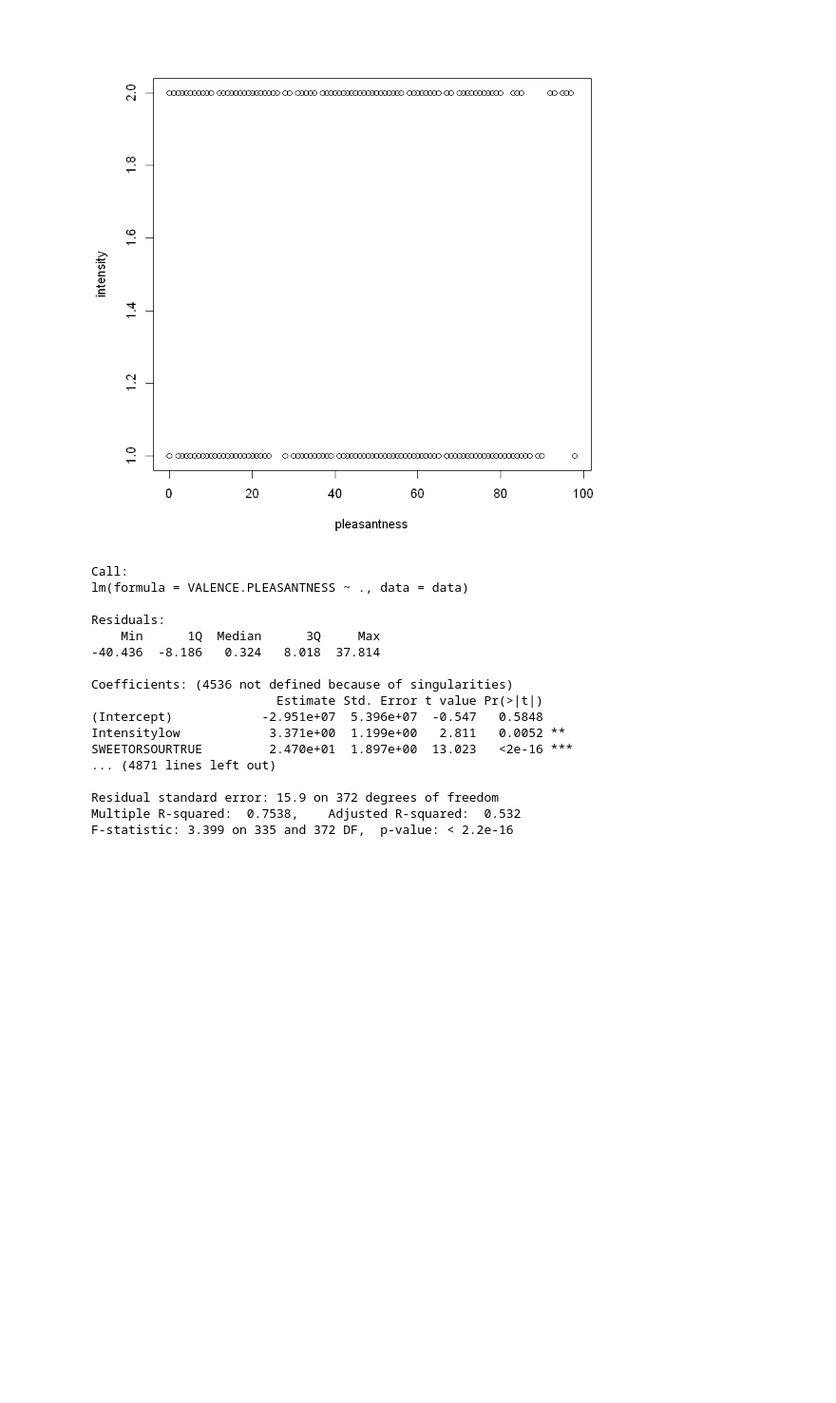
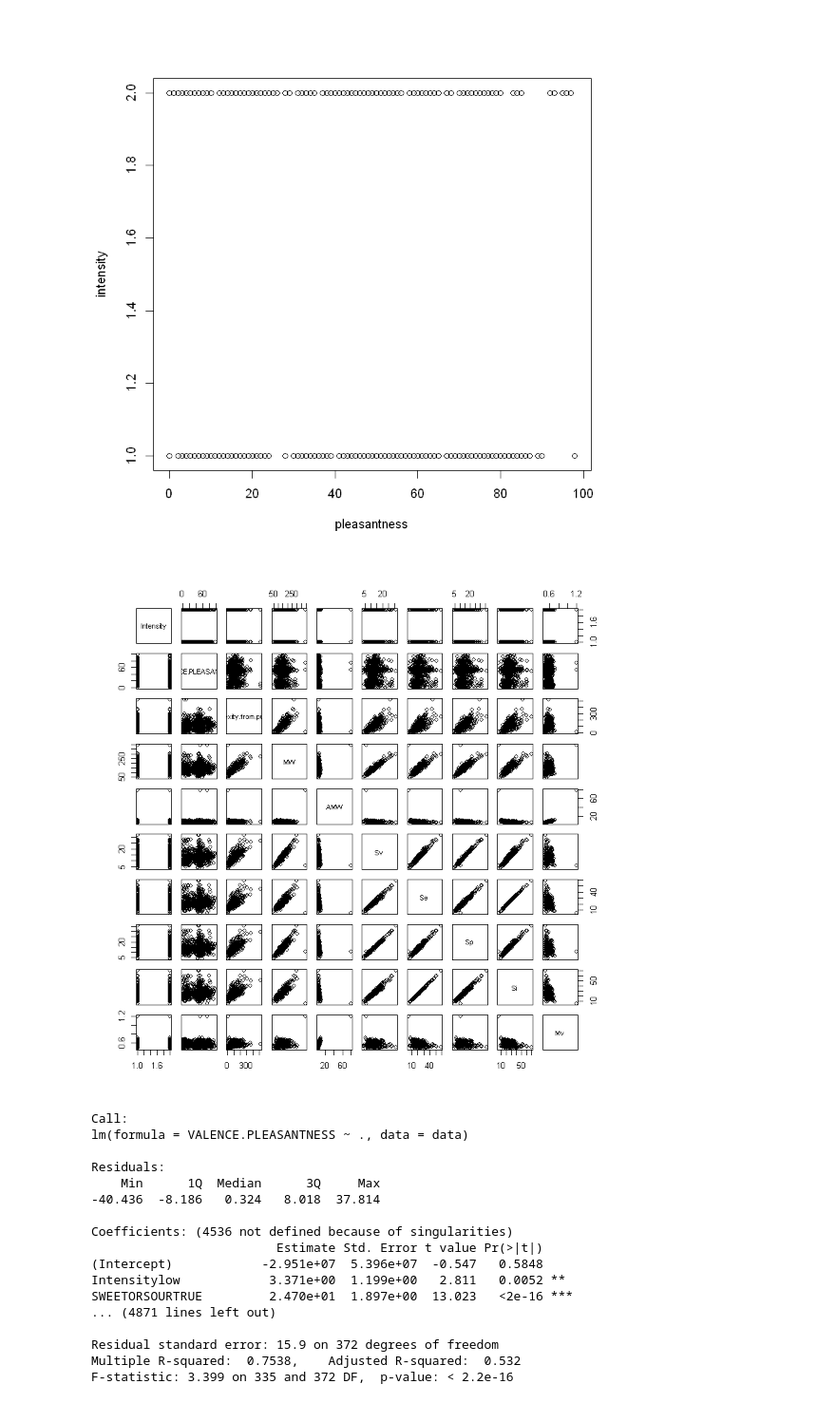
Before and after one commit to ghaeflig/Miniproject-Bio-322, a Jupyter notebook: src/Exploration.ipynb, the cells around one changed output. Shown at 95% size. Cells and saved outputs as stored; diff of their text form; code cells hidden in the pictures; blank space fills up the shorter version.

```diff
--- a/src/Exploration.ipynb
+++ b/src/Exploration.ipynb
@@ -153,3 +156,8 @@ plot(data$VALENCE.PLEASANTNESS,as.factor(data$Intensity),xlab="pleasantness", yl
 ##--> no clear link
 # %% [output]
 [figure]
+# %%
+#visualize pairwise interactions
+pairs(data[1:10])
+# %% [output]
+[figure, added]
```
Also changed, not shown: parts of 6 cells of this notebook, 2 other files.
